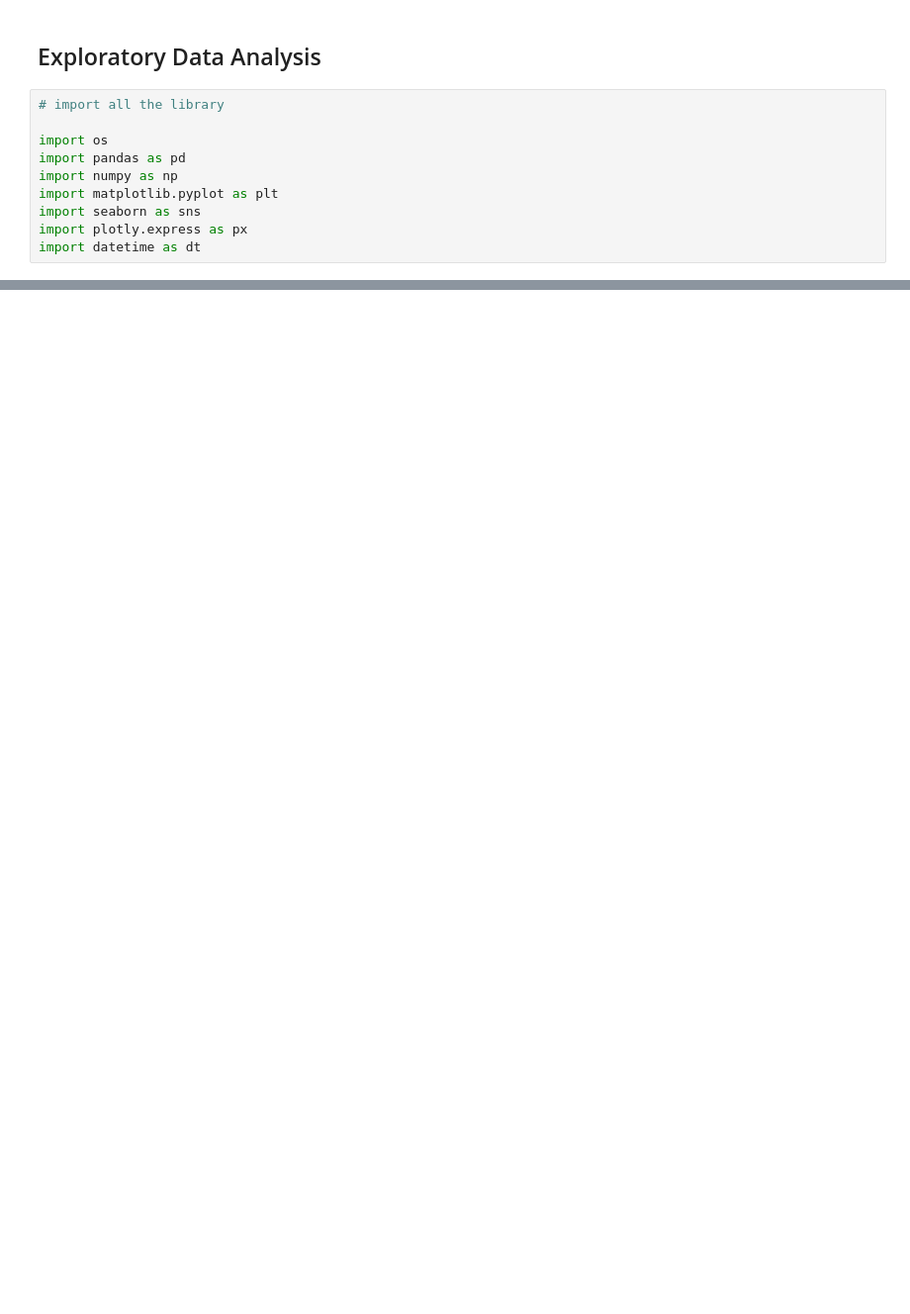
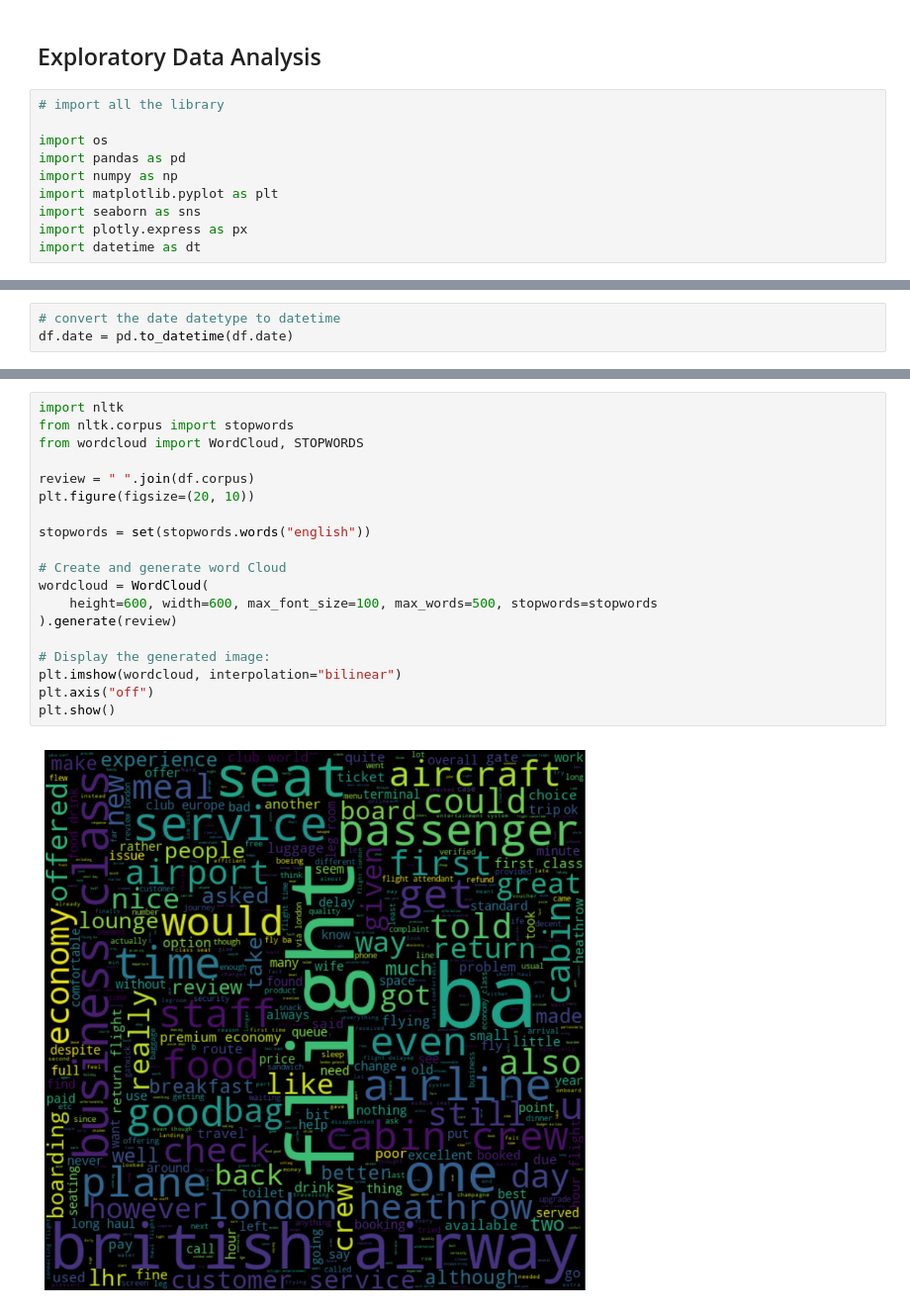
Before and after one commit to sushantsekhar1/british-airways-web-scrapper, a Jupyter notebook: EDA/eda_perform.ipynb, the cells around one changed output, grey strips where cells are left out. Shown at 99% size. Cells and saved outputs as stored; diff of their text form; blank space fills up the shorter version.

```diff
--- a/EDA/eda_perform.ipynb
+++ b/EDA/eda_perform.ipynb
@@ -19,0 +145,3 @@ FileNotFoundError: [Errno 2] No such file or directory: '/Users/sushant/Download
+# %%
+# convert the date datetype to datetime
+df.date = pd.to_datetime(df.date)
@@ -19,0 +156,21 @@ FileNotFoundError: [Errno 2] No such file or directory: '/Users/sushant/Download
+# %%
+import nltk
+from nltk.corpus import stopwords
+from wordcloud import WordCloud, STOPWORDS
+
+review = " ".join(df.corpus)
+plt.figure(figsize=(20, 10))
+
+stopwords = set(stopwords.words("english"))
+
+# Create and generate word Cloud
+wordcloud = WordCloud(
+    height=600, width=600, max_font_size=100, max_words=500, stopwords=stopwords
+).generate(review)
+
+# Display the generated image:
+plt.imshow(wordcloud, interpolation="bilinear")
+plt.axis("off")
+plt.show()
+# %% [output]
+[figure, added]
```
Also changed, not shown: parts of 26 cells of this notebook, 1 other file.
